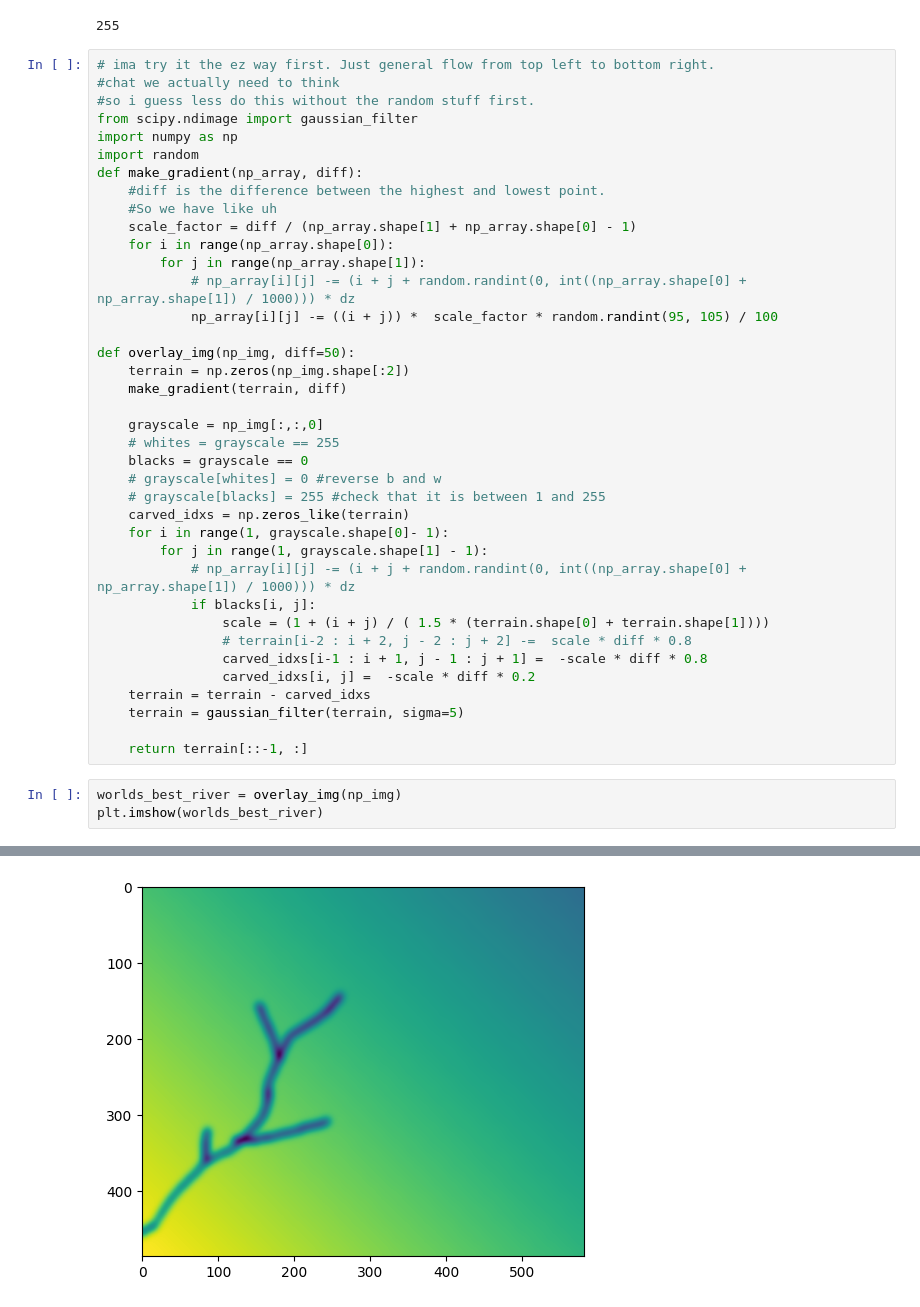
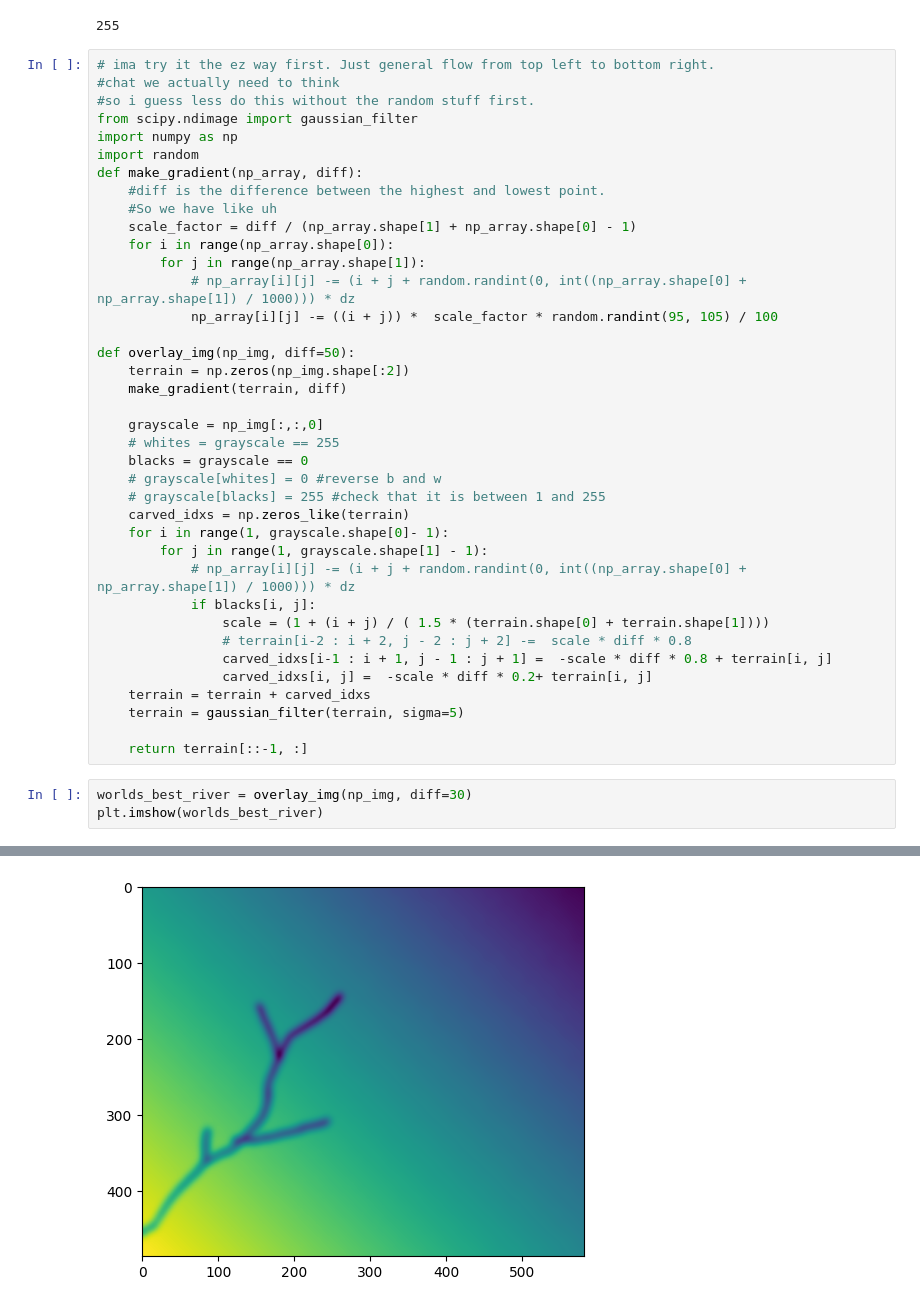
Before and after one commit to nightsky737/erodedrawing, a Jupyter notebook: testing/learning.ipynb, the cells around one changed output, grey strips where cells are left out. Drawn from its saved outputs; the diff is of its cells as text.

```diff
--- a/testing/learning.ipynb
+++ b/testing/learning.ipynb
@@ -112,18 +112,18 @@ def overlay_img(np_img, diff=50):
             if blacks[i, j]:
                 scale = (1 + (i + j) / ( 1.5 * (terrain.shape[0] + terrain.shape[1])))
                 # terrain[i-2 : i + 2, j - 2 : j + 2] -=  scale * diff * 0.8
-                carved_idxs[i-1 : i + 1, j - 1 : j + 1] =  -scale * diff * 0.8
-                carved_idxs[i, j] =  -scale * diff * 0.2
-    terrain = terrain - carved_idxs
+                carved_idxs[i-1 : i + 1, j - 1 : j + 1] =  -scale * diff * 0.8 + terrain[i, j]
+                carved_idxs[i, j] =  -scale * diff * 0.2+ terrain[i, j]
+    terrain = terrain + carved_idxs
     terrain = gaussian_filter(terrain, sigma=5)
 
     return terrain[::-1, :]
 # %%
-worlds_best_river = overlay_img(np_img)
+worlds_best_river = overlay_img(np_img, diff=30)
 plt.imshow(worlds_best_river)
 # %% [output]
 <matplotlib.image.AxesImage at 0x...>
-[figure, old version]
+[figure, new version]
 # %%
 worlds_best_river_raster_grid = RasterModelGrid(worlds_best_river.shape, 1)
 worlds_best_river_raster_grid.add_field("topographic__elevation", worlds_best_river.flatten(), at="node") #can also get spacial coords of the r,c dataset by .index(x, y)
```
Also changed, not shown: parts of 2 cells of this notebook, 5 other files.
